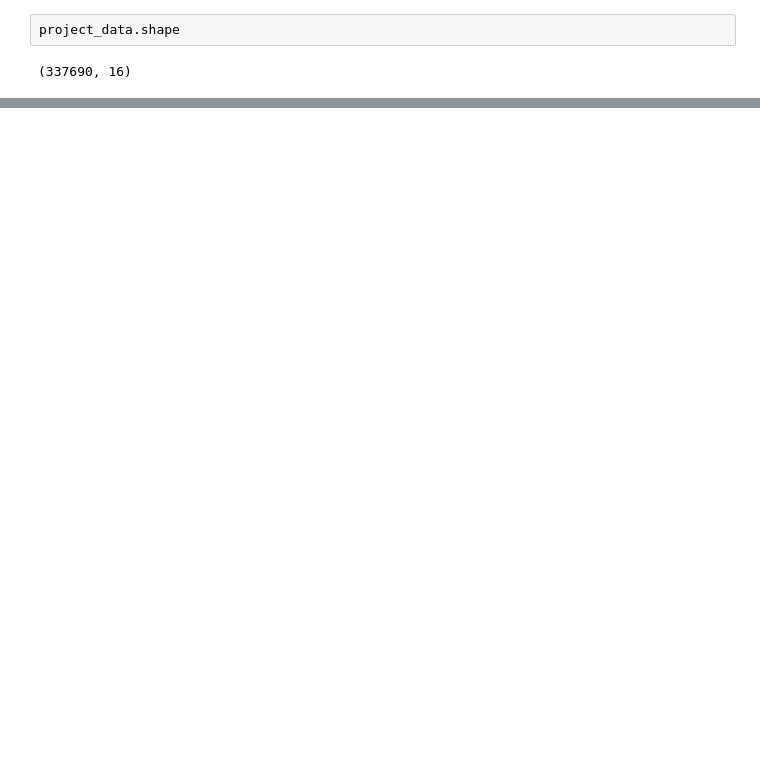
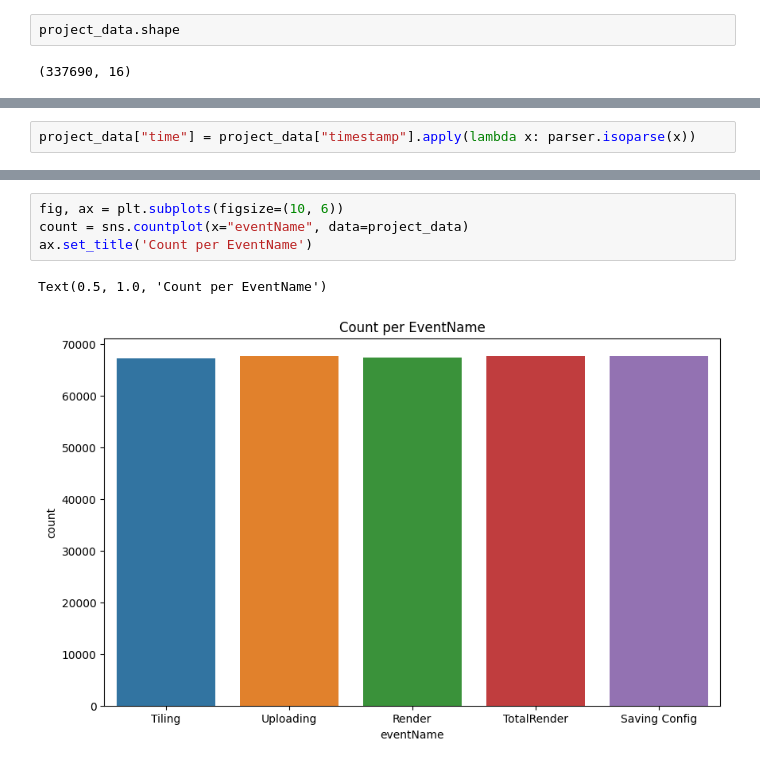
Before and after one commit to VishalPawar08/Cloud-Computing---TeraPixel, a Jupyter notebook: TeraPixel Original .ipynb, the cells around one changed output, grey strips where cells are left out. Saved outputs shown, nothing was run; the diff lists cells and outputs as text; blank space fills up the shorter version.

```diff
--- a/TeraPixel Original .ipynb
+++ b/TeraPixel Original .ipynb
@@ -167,0 +170,2 @@ project_data.shape
+# %%
+project_data["time"] = project_data["timestamp"].apply(lambda x: parser.isoparse(x))
@@ -167,0 +181,7 @@ project_data.shape
+# %%
+fig, ax = plt.subplots(figsize=(10, 6))
+count = sns.countplot(x="eventName", data=project_data)
+ax.set_title('Count per EventName')
+# %% [output]
+Text(0.5, 1.0, 'Count per EventName')
+[figure, added]
```
Also changed, not shown: parts of 2 cells of this notebook.
